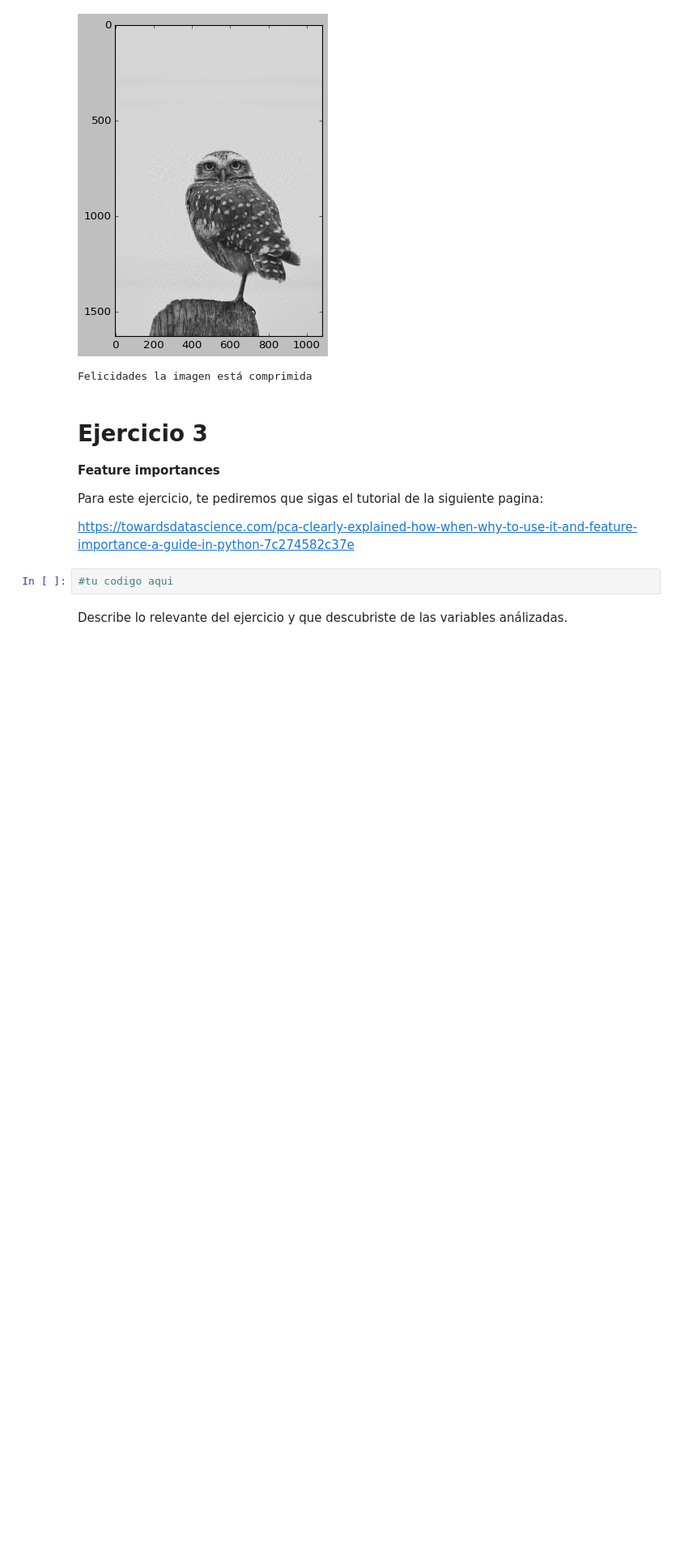
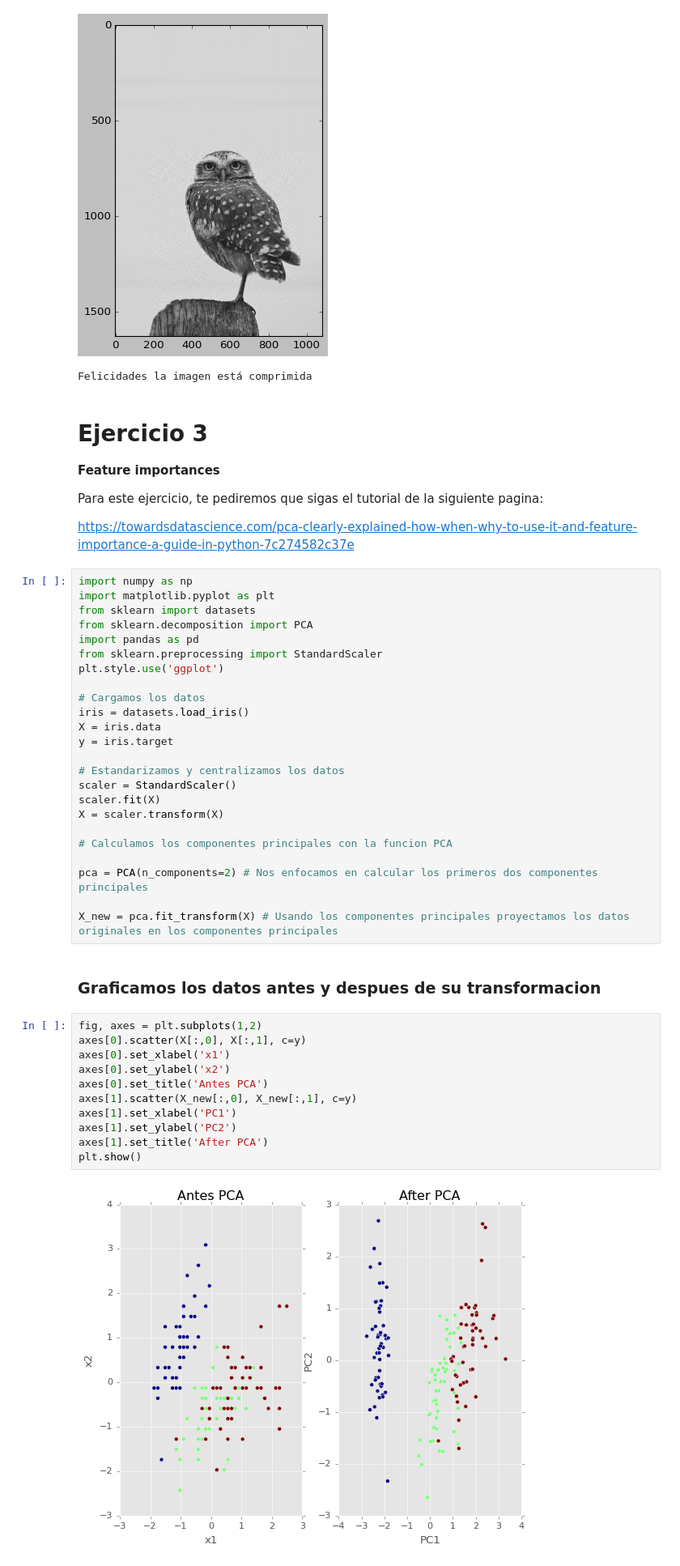
Before and after one commit to rodrigoromanguzman/Actividades_Aprendizaje-, a Jupyter notebook: Reduccion_dimensiones.ipynb, the cells around one changed output. Shown at 81% size. Cells and saved outputs as stored; diff of their text form; blank space fills up the shorter version.

```diff
--- a/Reduccion_dimensiones.ipynb
+++ b/Reduccion_dimensiones.ipynb
@@ -429,7 +437,42 @@ Felicidades la imagen está comprimida
 Para este ejercicio, te pediremos que sigas el tutorial de la siguiente pagina:
 
 https://towardsdatascience.com/pca-clearly-explained-how-when-why-to-use-it-and-feature-importance-a-guide-in-python-7c274582c37e
-# %%
-#tu codigo aqui
-# %% [markdown]
-Describe lo relevante del ejercicio y que descubriste de las variables análizadas.
+# %%
+import numpy as np
+import matplotlib.pyplot as plt
+from sklearn import datasets
+from sklearn.decomposition import PCA
+import pandas as pd
+from sklearn.preprocessing import StandardScaler
+plt.style.use('ggplot')
+
+# Cargamos los datos
+iris = datasets.load_iris()
+X = iris.data
+y = iris.target
+
+# Estandarizamos y centralizamos los datos
+scaler = StandardScaler()
+scaler.fit(X)
+X = scaler.transform(X)
+
+# Calculamos los componentes principales con la funcion PCA
+
+pca = PCA(n_components=2) # Nos enfocamos en calcular los primeros dos componentes principales
+
+X_new = pca.fit_transform(X) # Usando los componentes principales proyectamos los datos originales en los componentes principales
+# %% [markdown]
+<h3>Graficamos los datos antes y despues de su transformacion</h3>
+# %%
+fig, axes = plt.subplots(1,2)
+axes[0].scatter(X[:,0], X[:,1], c=y)
+axes[0].set_xlabel('x1')
+axes[0].set_ylabel('x2')
+axes[0].set_title('Antes PCA')
+axes[1].scatter(X_new[:,0], X_new[:,1], c=y)
+axes[1].set_xlabel('PC1')
+axes[1].set_ylabel('PC2')
+axes[1].set_title('After PCA')
+plt.show()
+# %% [output]
+[figure, added]
```
Also changed, not shown: parts of 5 cells of this notebook.
